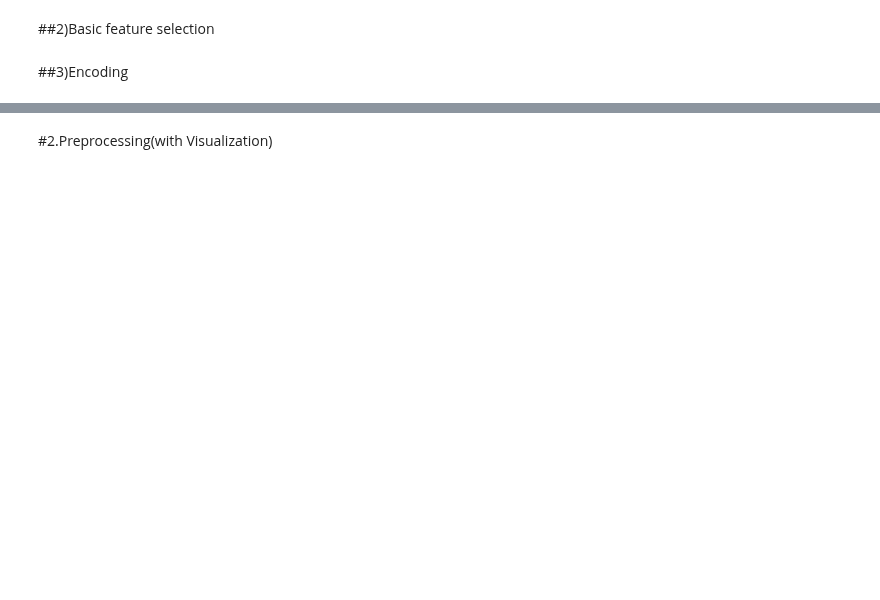
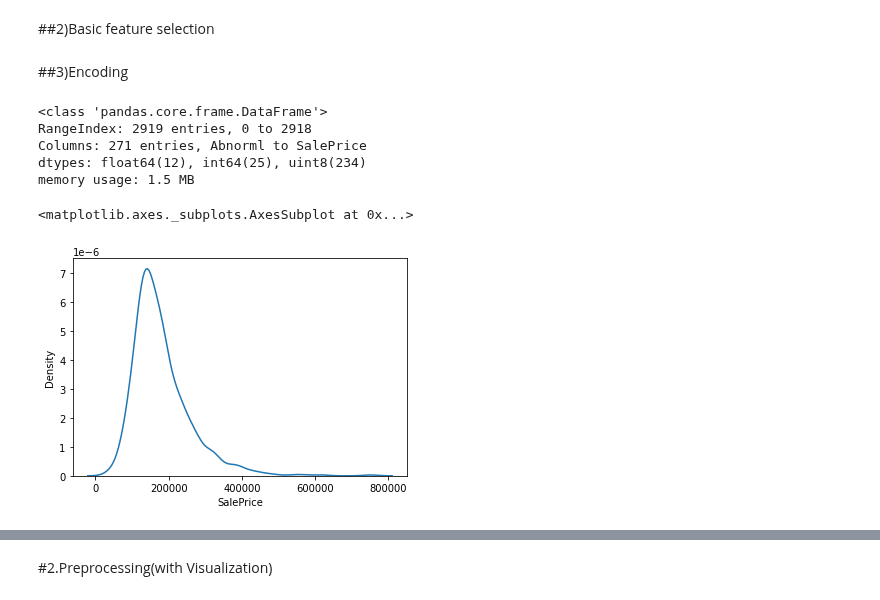
Before and after one commit to DongjunYou/21_1Q_Army, a Jupyter notebook: 5.House/House_Baseline.ipynb, the cells around one changed output, grey strips where cells are left out. Saved outputs shown, nothing was run; the diff lists cells and outputs as text; code cells hidden in the pictures; blank space fills up the shorter version.

```diff
--- a/5.House/House_Baseline.ipynb
+++ b/5.House/House_Baseline.ipynb
@@ -20,5 +21,7 @@ train_df=pd.read_csv('/content/gdrive/MyDrive/Dataset/house_train.csv')
 test_df=pd.read_csv('/content/gdrive/MyDrive/Dataset/house_test.csv')
 # %% [output]
 Drive already mounted at /content/gdrive; to attempt to forcibly remount, call drive.mount("/content/gdrive", force_remount=True).
+# %%
+df=pd.concat([train_df,test_df],axis=0,ignore_index=True)
 # %% [markdown]
 ##1)Basic statistics
@@ -25,4 +56,25 @@ Drive already mounted at /content/gdrive; to attempt to forcibly remount, call d
 # %% [markdown]
 ##2)Basic feature selection
+# %%
+df.drop(['Alley','PoolQC','Fence','MiscFeature','FireplaceQu','Id'],axis=1,inplace=True) #features with too little data(logical thinking) #Surprisingly all data were meaningful by own meaning
 # %% [markdown]
 ##3)Encoding
+# %%
+object_df=df.select_dtypes('object') #get dataframe with specific dtypes
+onehot=pd.DataFrame #makes nulls into seperate column
+for feature in object_df.columns:
+  onehot=pd.get_dummies(df[feature])
+  df.drop([feature],axis=1,inplace=True)
+  df=pd.concat([onehot,df],axis=1)
+df.info()
+# %% [output]
+<class 'pandas.core.frame.DataFrame'>
+RangeIndex: 2919 entries, 0 to 2918
+Columns: 271 entries, Abnorml to SalePrice
+dtypes: float64(12), int64(25), uint8(234)
+memory usage: 1.5 MB
+# %%
+sns.kdeplot(data=df,x='SalePrice')
+# %% [output]
+<matplotlib.axes._subplots.AxesSubplot at 0x...>
+[figure, added]
```
Also changed, not shown: parts of 15 cells of this notebook.
